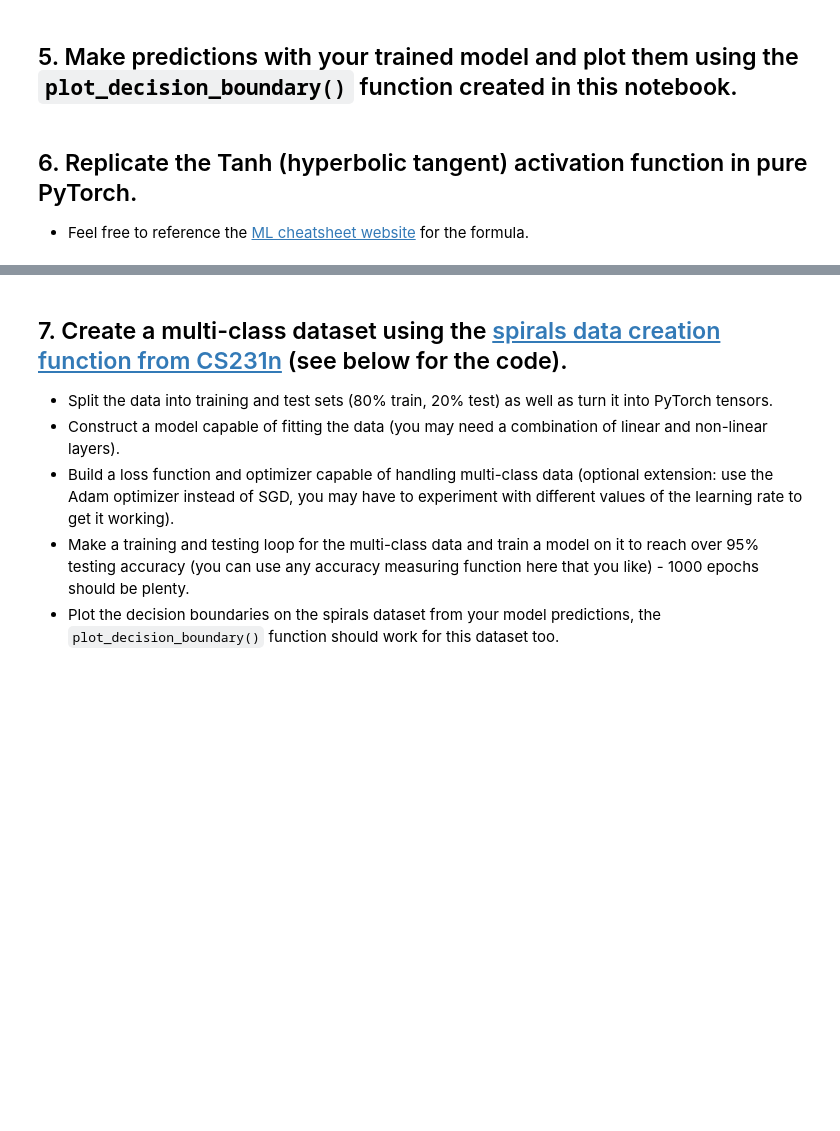
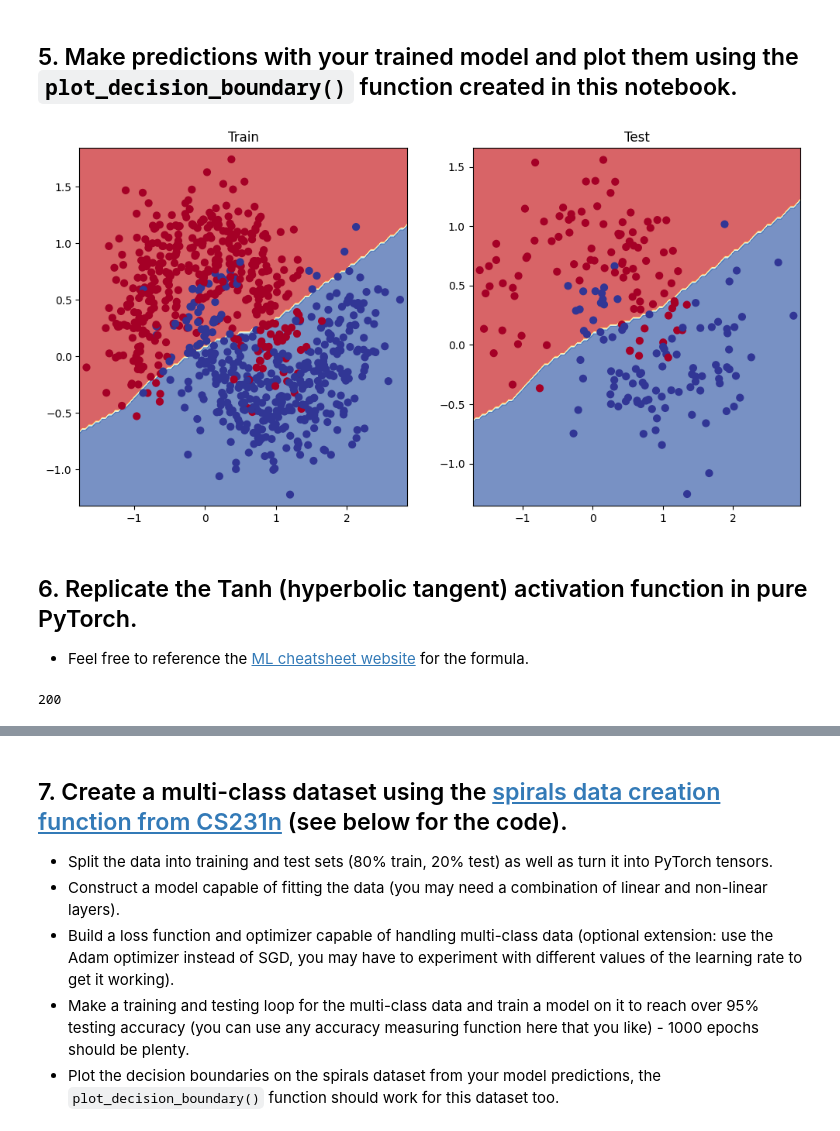
Before and after one commit to AnerGcorp/pytorch-deep-learning-an, a Jupyter notebook: my_experiments/02_pytorch_classification_exercises.ipynb, the cells around one changed output, grey strips where cells are left out. Drawn from its saved outputs; the diff is of its cells as text; code cells hidden in the pictures; blank space fills up the shorter version.

Commit message:
Binary classification with BCEWithLogitsLoss

```diff
--- a/my_experiments/02_pytorch_classification_exercises.ipynb
+++ b/my_experiments/02_pytorch_classification_exercises.ipynb
@@ -190,50 +232,59 @@ from torchmetrics import Accuracy
 # %%
 ## TODO: Uncomment this to set the seed
-# torch.manual_seed(RANDOM_SEED)
+torch.manual_seed(RANDOM_SEED)
 
 # Setup epochs
-
+epochs = 1000
 
 # Send data to the device
-
+X_train, X_test = X_train.to(device), X_test.to(device)
+y_train, y_test = y_train.to(device),y_test.to(device)
 
 # Loop through the data
-# for epoch in range(epochs):
+for epoch in range(epochs):
   ### Training
+  model_0.train()
 
 
   # 1. Forward pass (logits output)
+  y_logits = model_0(X_train).squeeze()
 
   # Turn logits into prediction probabilities
-
+  y_pred_probs = torch.sigmoid(y_logits)
 
   # Turn prediction probabilities into prediction labels
-
+  y_pred = torch.round(y_pred_probs)
 
   # 2. Calculaute the loss
-  # loss = loss_fn(y_logits, y_train) # loss = compare model raw outputs to desired model outputs
+  loss = loss_fn(y_logits, y_train) # loss = compare model raw outputs to desired model outputs
 
   # Calculate the accuracy
-  # acc = acc_fn(y_pred, y_train.int()) # the accuracy function needs to compare pred labels (not logits) with actual labels
+  acc = acc_fn(y_pred, y_train.int()) # the accuracy function needs to compare pred labels (not logits) with actual labels
 
   # 3. Zero the gradients
+  optimizer.zero_grad()
 
 
   # 4. Loss backward (perform backpropagation) - https://brilliant.org/wiki/backpropagation/#:~:text=Backpropagation%2C%20short%20for%20%22backward%20propagation,to%20the%20neural%20network's%20weights.
+  loss.backward()
 
   # 5. Step the optimizer (gradient descent) - https://towardsdatascience.com/gradient-descent-algorithm-a-deep-dive-cf04e8115f21#:~:text=Gradient%20descent%20(GD)%20is%20an,e.g.%20in%20a%20linear%20regression)
-
+  optimizer.step()
 
   ### Testing
-  # model_0.eval()
-  # with torch.inference_mode():
+  model_0.eval()
+  with torch.inference_mode():
     # 1. Forward pass (to get the logits)
-
+    y_test_logits = model_0(X_test).squeeze()
     # Turn the test logits into prediction labels
+    y_test_preds = torch.round(torch.sigmoid(y_test_logits))
 
 
     # 2. Caculate the test loss/acc
+    test_loss = loss_fn(y_test_logits, y_test)
 
+    test_acc = acc_fn(y_test_preds, y_test.int())
 
   # Print out what's happening every 100 epochs
-  # if epoch % 100 == 0:
+  if epoch % 100 == 0:
+    print(f"Epoch: {epoch} | Loss: {loss:.5f}, Accuracy: {acc:.2f}% | Test Loss: {test_loss:.5f}, Test Acc: {test_acc:.2f}%")
@@ -281,3 +341,14 @@ def plot_decision_boundary(model, X, y):
+# %%
+# Plot decision boundaries for training and test sets
+plt.figure(figsize=(12, 6))
+plt.subplot(1, 2, 1)
+plt.title("Train")
+plot_decision_boundary(model_0, X_train, y_train)
+plt.subplot(1, 2, 2)
+plt.title("Test")
+plot_decision_boundary(model_0, X_test, y_test)
+# %% [output]
+[figure, added]
 # %% [markdown]
 ## 6. Replicate the Tanh (hyperbolic tangent) activation function in pure PyTorch.
   * Feel free to reference the [ML cheatsheet website](https://ml-cheatsheet.readthedocs.io/en/latest/activation_functions.html#tanh) for the formula.
@@ -286,2 +355,16 @@ def plot_decision_boundary(model, X, y):
+# %%
+# Create a straight line tensor
+weight = 0.5
+bias = 1.4
+
+start = -10
+end = 10
+step = 0.1
+X = torch.arange(start, end, step).unsqueeze(dim=1)
+y = X * weight + bias
+
+len(y)
+# %% [output]
+200
 # %%
 # Test torch.tanh() on the tensor and plot it
```
Also changed, not shown: parts of 16 cells of this notebook.
